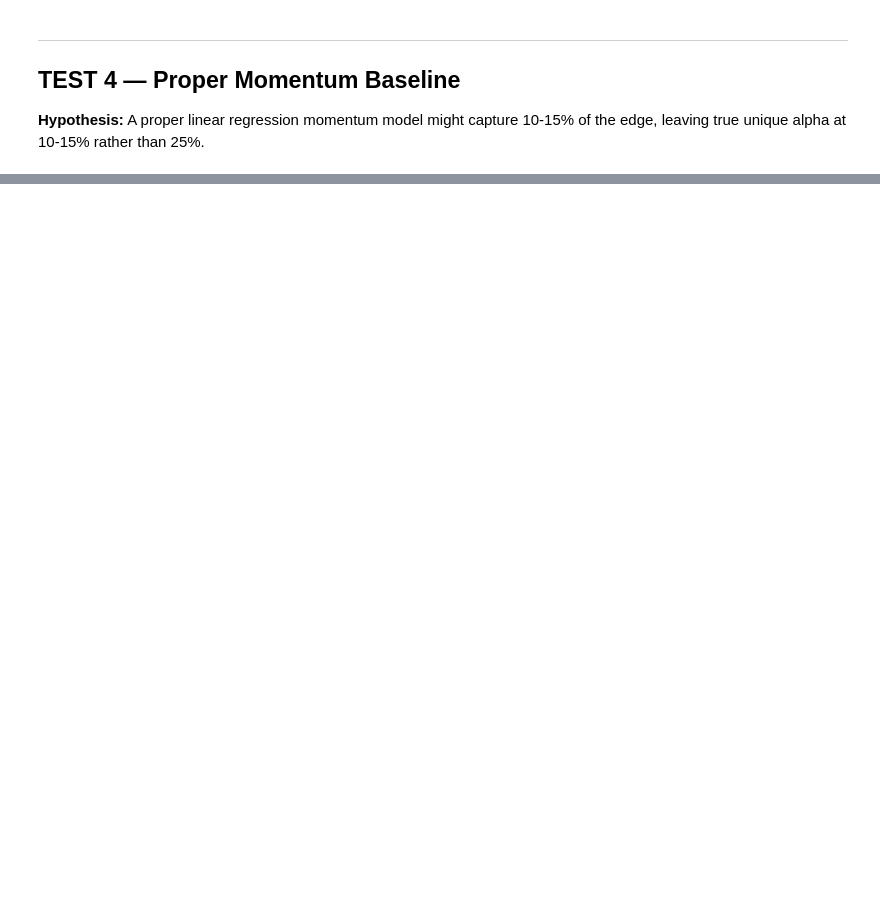
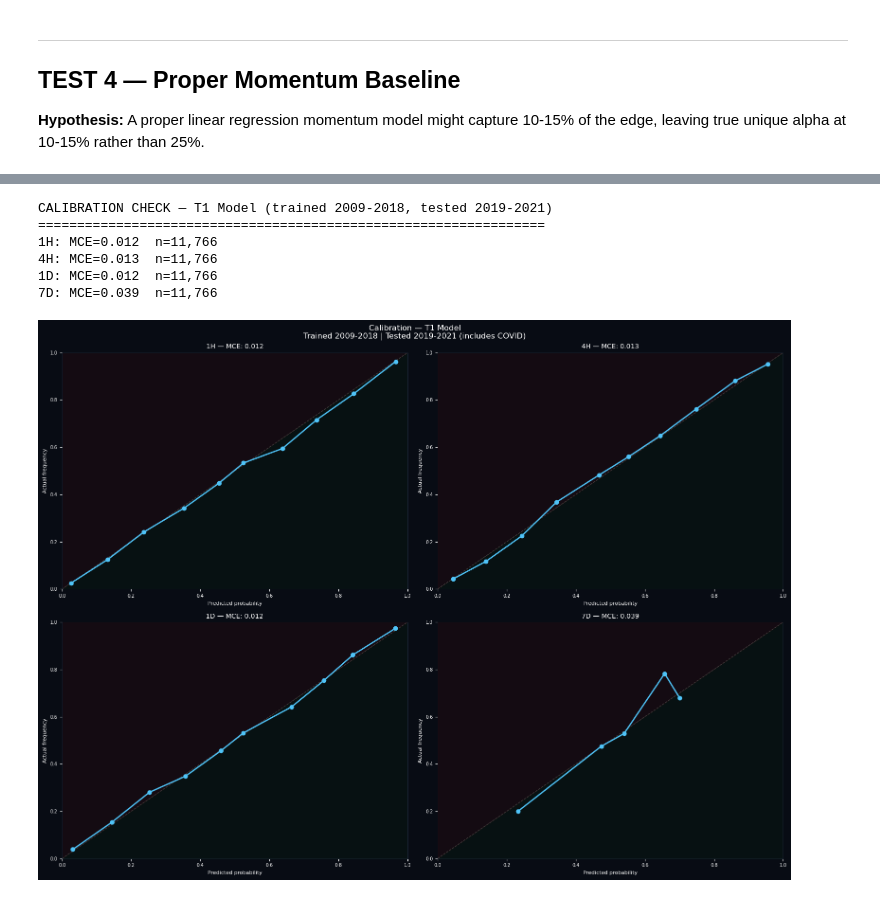
Before and after one commit to yass-nl/lumeny, a Jupyter notebook: notebooks/05_model_tests.ipynb, the cells around one changed output, grey strips where cells are left out. Drawn from its saved outputs; the diff is of its cells as text; code cells hidden in the pictures; blank space fills up the shorter version.

```diff
--- a/notebooks/05_model_tests.ipynb
+++ b/notebooks/05_model_tests.ipynb
@@ -439,0 +533,56 @@ for horizon, step in [('1H',1),('4H',4),('1D',24),('7D',168)]:
+# %%
+# TEST 1 — Calibration check on 2019-2021
+# The most important validation: when T1 model says 70%, does it happen 70% of the time?
+
+print('CALIBRATION CHECK — T1 Model (trained 2009-2018, tested 2019-2021)')
+print('=' * 65)
+
+fig, axes = plt.subplots(2, 2, figsize=(16, 12))
+fig.patch.set_facecolor(DARK)
+
+for idx, horizon in enumerate(HORIZONS):
+    ax = axes[idx // 2][idx % 2]
+    ax.set_facecolor(DARK)
+
+    p_cal, p_dom, correct, y = get_predictions(
+        df_eurusd_test1, horizon, t1_models, t1_calibrators[horizon]
+    )
+    y_binary = (y < 0).astype(float)
+
+    # Reliability diagram
+    bins = np.linspace(0, 1, 11)
+    bp, ba, bc = [], [], []
+    for i in range(len(bins)-1):
+        mask = (p_cal >= bins[i]) & (p_cal < bins[i+1])
+        if mask.sum() > 30:
+            bp.append(p_cal[mask].mean())
+            ba.append(y_binary[mask].mean())
+            bc.append(mask.sum())
+
+    if bp:
+        mce = np.mean(np.abs(np.array(bp) - np.array(ba)))
+        ax.plot([0,1],[0,1],'--', color=(1,1,1,0.2), linewidth=1)
+        ax.plot(bp, ba, 'o-', color=BLUE, linewidth=2, markersize=6)
+        ax.fill_between([0,1],[0,1],[1,1], alpha=0.05, color='red')
+        ax.fill_between([0,1],[0,0],[0,1], alpha=0.05, color='green')
+        ax.set_xlim(0,1); ax.set_ylim(0,1)
+        ax.set_title(f'{horizon} — MCE: {mce:.3f}', color='white', fontsize=10)
+        ax.set_xlabel('Predicted probability', color='white', fontsize=8)
+        ax.set_ylabel('Actual frequency', color='white', fontsize=8)
+        ax.tick_params(colors='white', labelsize=7)
+        for spine in ax.spines.values():
+            spine.set_edgecolor('#1a2332')
+        print(f'{horizon}: MCE={mce:.3f}  n={len(p_cal):,}')
+
+plt.suptitle('Calibration — T1 Model\nTrained 2009-2018 | Tested 2019-2021 (includes COVID)',
+             color='white', fontsize=12)
+plt.tight_layout()
+plt.show()
+# %% [output]
+CALIBRATION CHECK — T1 Model (trained 2009-2018, tested 2019-2021)
+=================================================================
+1H: MCE=0.012  n=11,766
+4H: MCE=0.013  n=11,766
+1D: MCE=0.012  n=11,766
+7D: MCE=0.039  n=11,766
+[figure, added]
```
Also changed, not shown: parts of 9 cells of this notebook, 46 other files.
